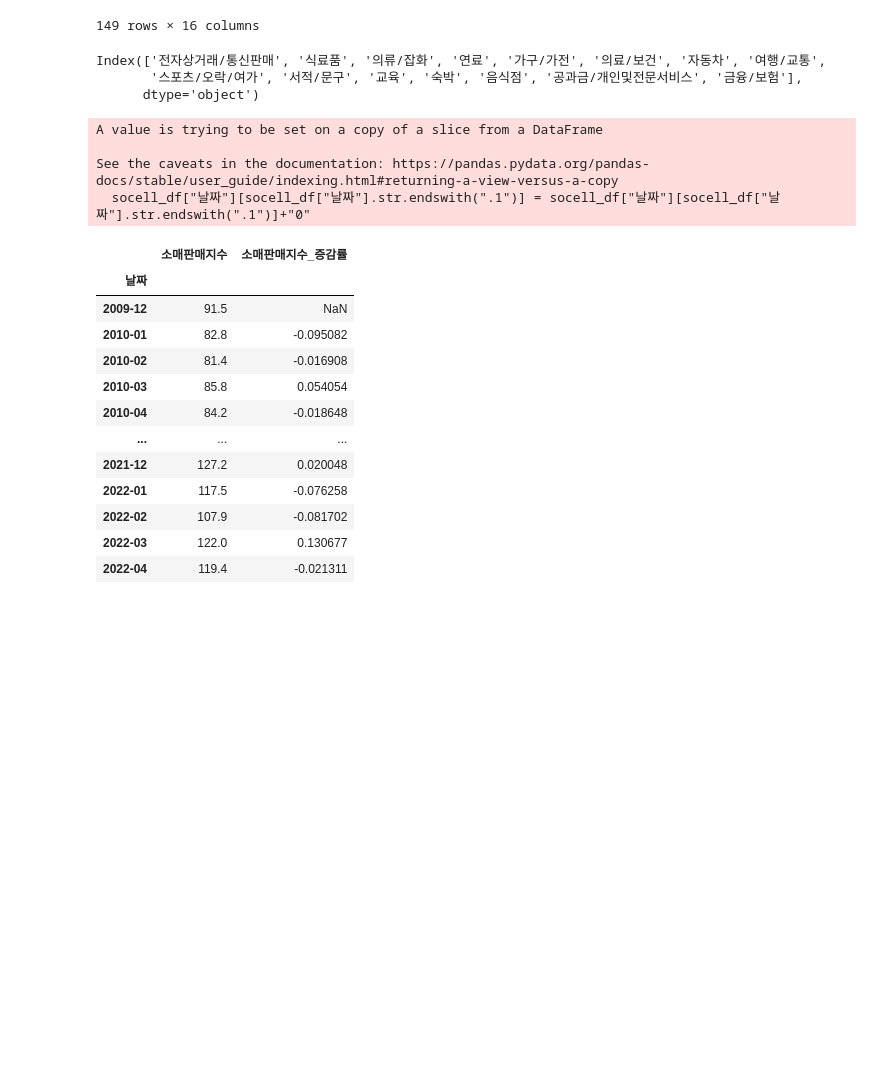
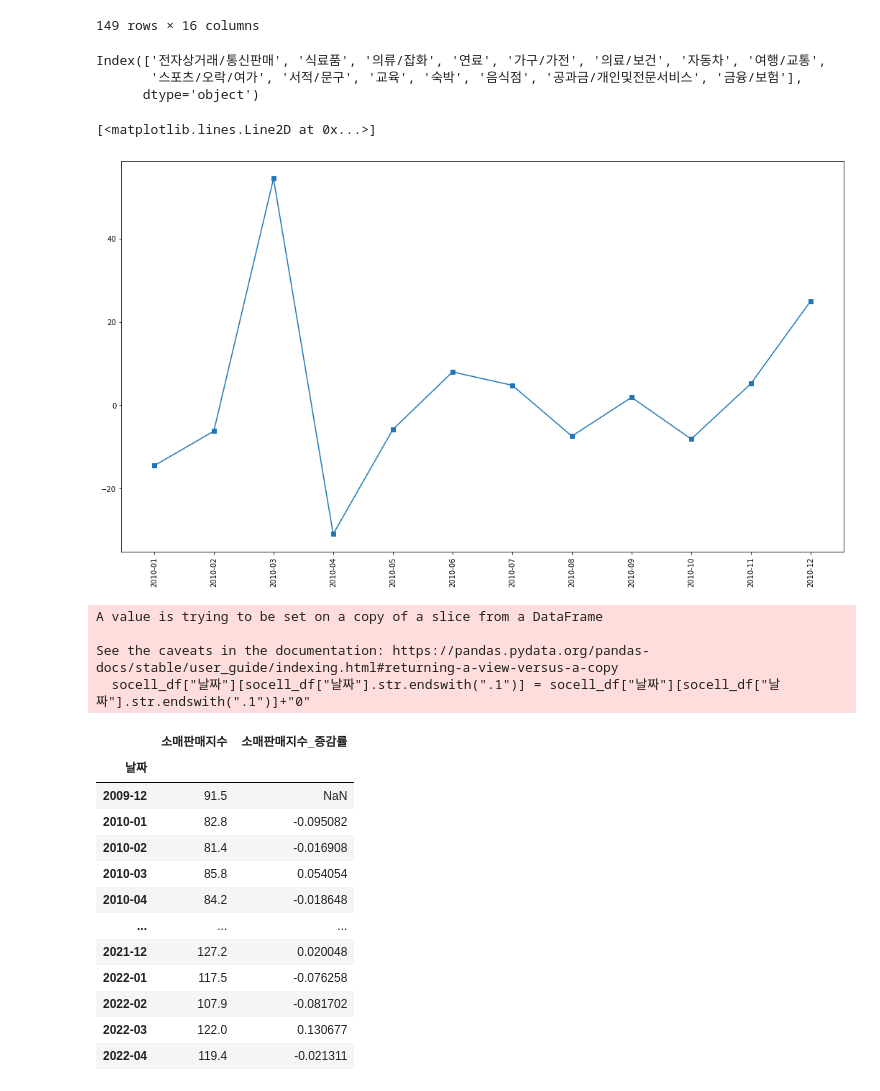
Before and after one commit to KJH3024/test, a Jupyter notebook: 프로젝트1/돌아가자 copy.ipynb, the cells around one changed output. Drawn from its saved outputs; the diff is of its cells as text; code cells hidden in the pictures; blank space fills up the shorter version.

```diff
--- a/프로젝트1/돌아가자 copy.ipynb
+++ b/프로젝트1/돌아가자 copy.ipynb
@@ -37,6 +37,15 @@ df.columns
 Index(['전자상거래/통신판매', '식료품', '의류/잡화', '연료', '가구/가전', '의료/보건', '자동차', '여행/교통',
        '스포츠/오락/여가', '서적/문구', '교육', '숙박', '음식점', '공과금/개인및전문서비스', '금융/보험'],
       dtype='object')
+# %%
+import matplotlib.pyplot as plt
+
+plt.figure(figsize=(18,10))
+plt.xticks(rotation=90)
+plt.plot(df['서적/문구'].iloc[1:13],marker='s')
+# %% [output]
+[<matplotlib.lines.Line2D at 0x...>]
+[figure, added]
 # %%
 socell_df = pd.read_csv('./csv/소매판매지수_09~22.csv')
 socell_df = socell_df[['시점','총지수']]
```
